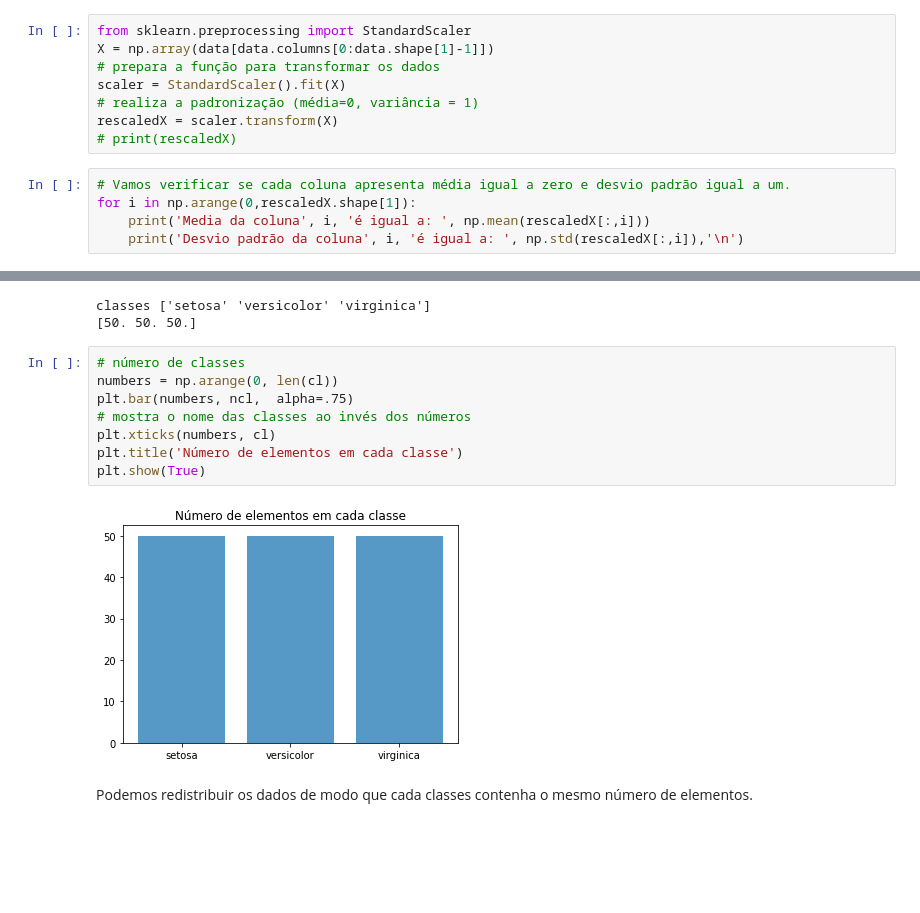
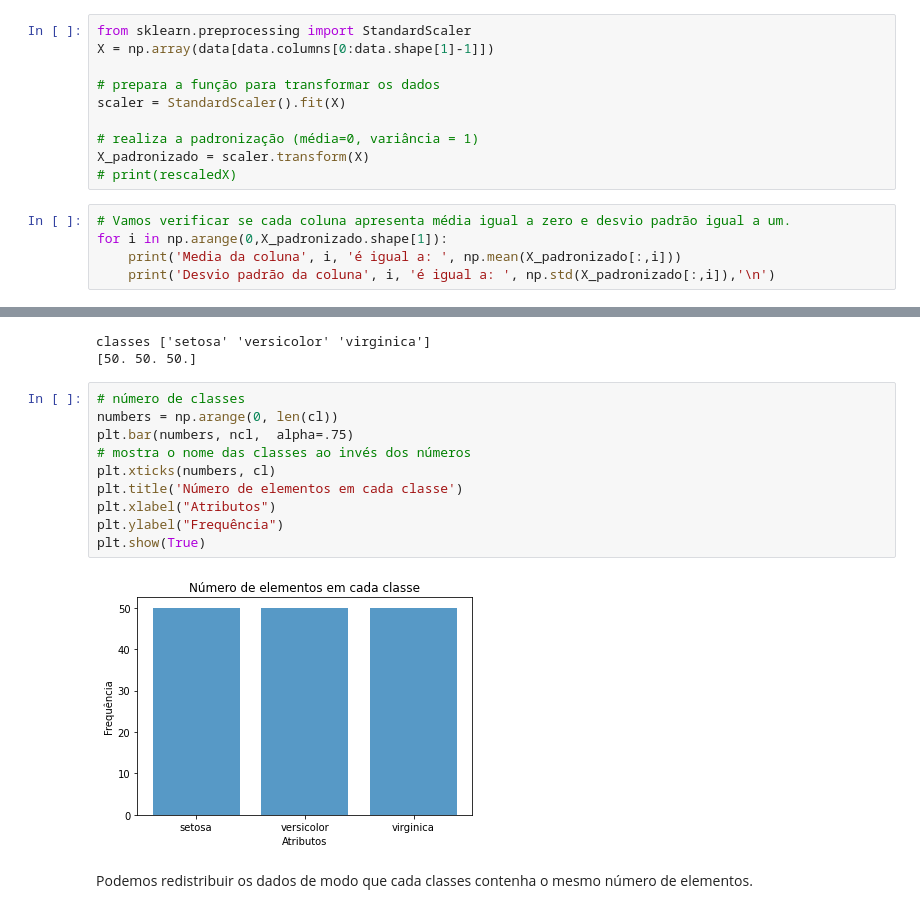
Before and after one commit to talaricoferreira/exercicios_ciencia_dados_usp, a Jupyter notebook: Exercicios-Preparacao-transformacao.ipynb, the cells around one changed output, grey strips where cells are left out. Cells and saved outputs as stored; diff of their text form; blank space fills up the shorter version.

```diff
--- a/Exercicios-Preparacao-transformacao.ipynb
+++ b/Exercicios-Preparacao-transformacao.ipynb
@@ -318,16 +370,18 @@ Para realizarmos a padronização dos dados, de forma que os atributos apresente
 # %%
 from sklearn.preprocessing import StandardScaler
 X = np.array(data[data.columns[0:data.shape[1]-1]])
+
 # prepara a função para transformar os dados
 scaler = StandardScaler().fit(X)
+
 # realiza a padronização (média=0, variância = 1)
-rescaledX = scaler.transform(X)
+X_padronizado = scaler.transform(X)
 # print(rescaledX)
 # %%
 # Vamos verificar se cada coluna apresenta média igual a zero e desvio padrão igual a um.
-for i in np.arange(0,rescaledX.shape[1]):
-    print('Media da coluna', i, 'é igual a: ', np.mean(rescaledX[:,i]))
-    print('Desvio padrão da coluna', i, 'é igual a: ', np.std(rescaledX[:,i]),'\n')
+for i in np.arange(0,X_padronizado.shape[1]):
+    print('Media da coluna', i, 'é igual a: ', np.mean(X_padronizado[:,i]))
+    print('Desvio padrão da coluna', i, 'é igual a: ', np.std(X_padronizado[:,i]),'\n')
 # %% [output]
 Media da coluna 0 é igual a:  -4.736951571734001e-16
 Desvio padrão da coluna 0 é igual a:  1.0
@@ -372,13 +469,15 @@ classes ['setosa' 'versicolor' 'virginica']
 # %%
 # número de classes
 numbers = np.arange(0, len(cl))
 plt.bar(numbers, ncl,  alpha=.75)
 # mostra o nome das classes ao invés dos números
 plt.xticks(numbers, cl)
 plt.title('Número de elementos em cada classe')
+plt.xlabel("Atributos")
+plt.ylabel("Frequência")
 plt.show(True)
 # %% [output]
-[figure, old version]
+[figure, new version]
 # %% [markdown]
 Podemos redistribuir os dados de modo que cada classes contenha o mesmo número de elementos.
 # %% [markdown]
```
Also changed, not shown: parts of 41 cells of this notebook.
